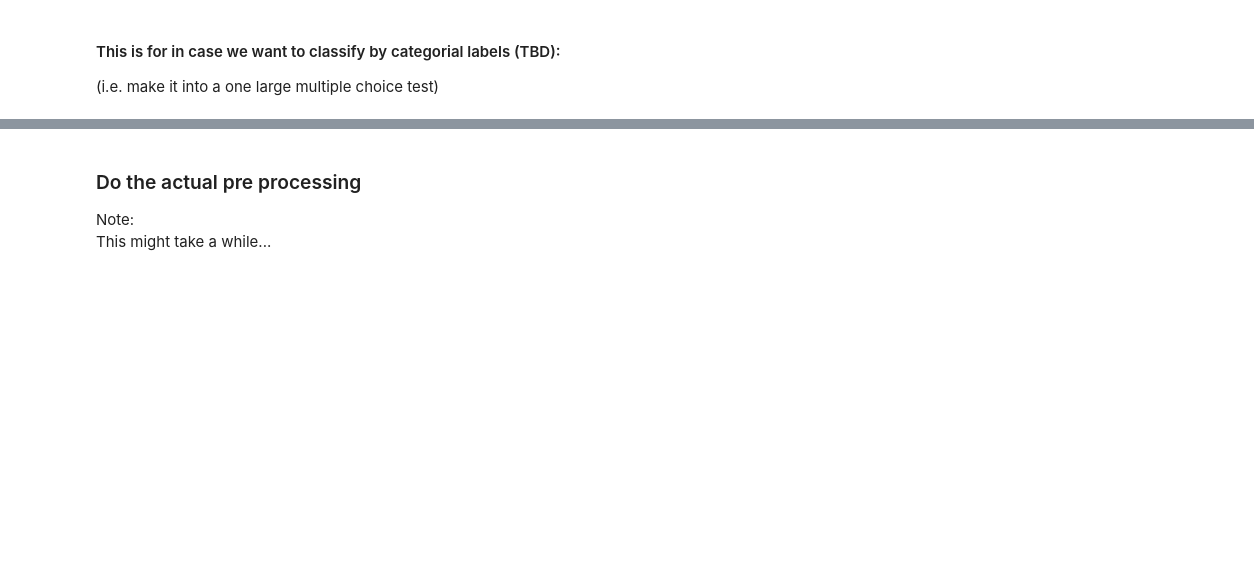
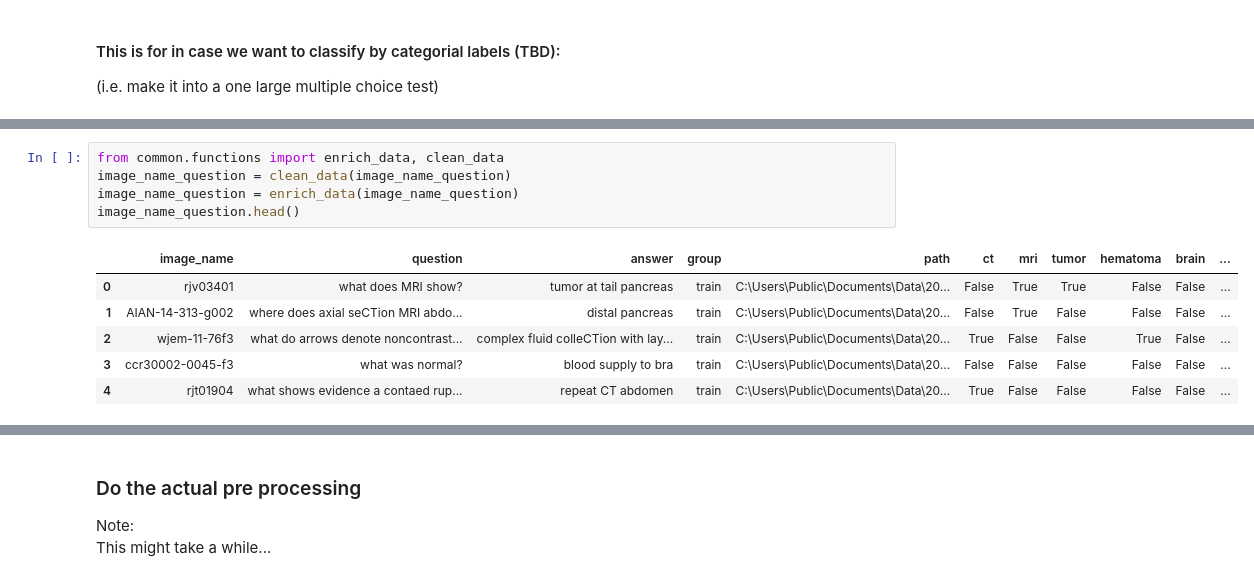
Before and after one commit to turner11/VQA-MED, a Jupyter notebook: VQA-MED/Cognitive-LUIS-Windows-master/Sample/VQA.Python/2_pre_process_data.ipynb, the cells around one changed output, grey strips where cells are left out. Cells and saved outputs as stored; diff of their text form; blank space fills up the shorter version.

```diff
--- a/VQA-MED/Cognitive-LUIS-Windows-master/Sample/VQA.Python/2_pre_process_data.ipynb
+++ b/VQA-MED/Cognitive-LUIS-Windows-master/Sample/VQA.Python/2_pre_process_data.ipynb
@@ -107,0 +108,12 @@ Getting categorial training labels: 0:00:00.148259
+# %%
+from common.functions import enrich_data, clean_data
+image_name_question = clean_data(image_name_question)
+image_name_question = enrich_data(image_name_question)
+image_name_question.head()
+# %% [output]
+|  | image_name | question | answer | group | path | ct | mri | tumor | hematoma | brain | ... |
+| 0 | rjv03401 | what does MRI show? | tumor at tail pancreas | train | C:\Users\Public\Documents\Data\20... | False | True | True | False | False | ... |
+| 1 | AIAN-14-313-g002 | where does axial seCTion MRI abdo... | distal pancreas | train | C:\Users\Public\Documents\Data\20... | False | True | False | False | False | ... |
+| 2 | wjem-11-76f3 | what do arrows denote noncontrast... | complex fluid colleCTion with lay... | train | C:\Users\Public\Documents\Data\20... | True | False | False | True | False | ... |
+| 3 | ccr30002-0045-f3 | what was normal? | blood supply to bra | train | C:\Users\Public\Documents\Data\20... | False | False | False | False | False | ... |
+| 4 | rjt01904 | what shows evidence a contaed rup... | repeat CT abdomen | train | C:\Users\Public\Documents\Data\20... | True | False | False | False | False | ... |
```
Also changed, not shown: parts of 6 cells of this notebook, 3 other files.
